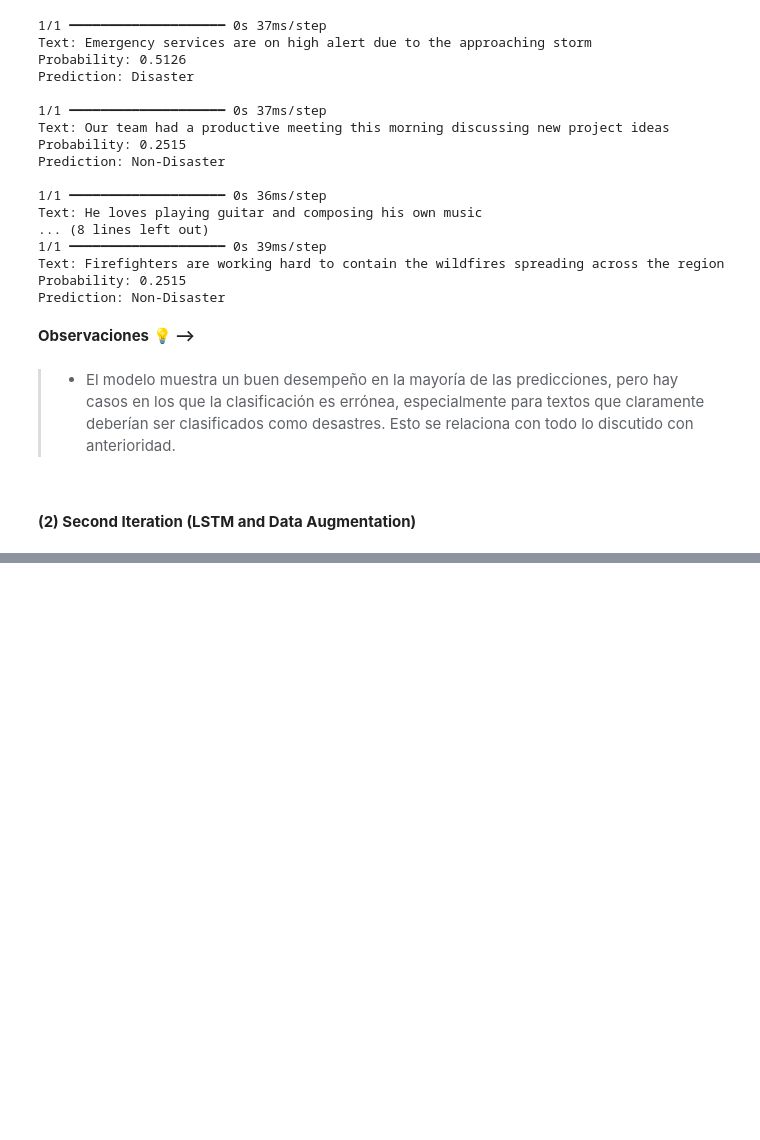
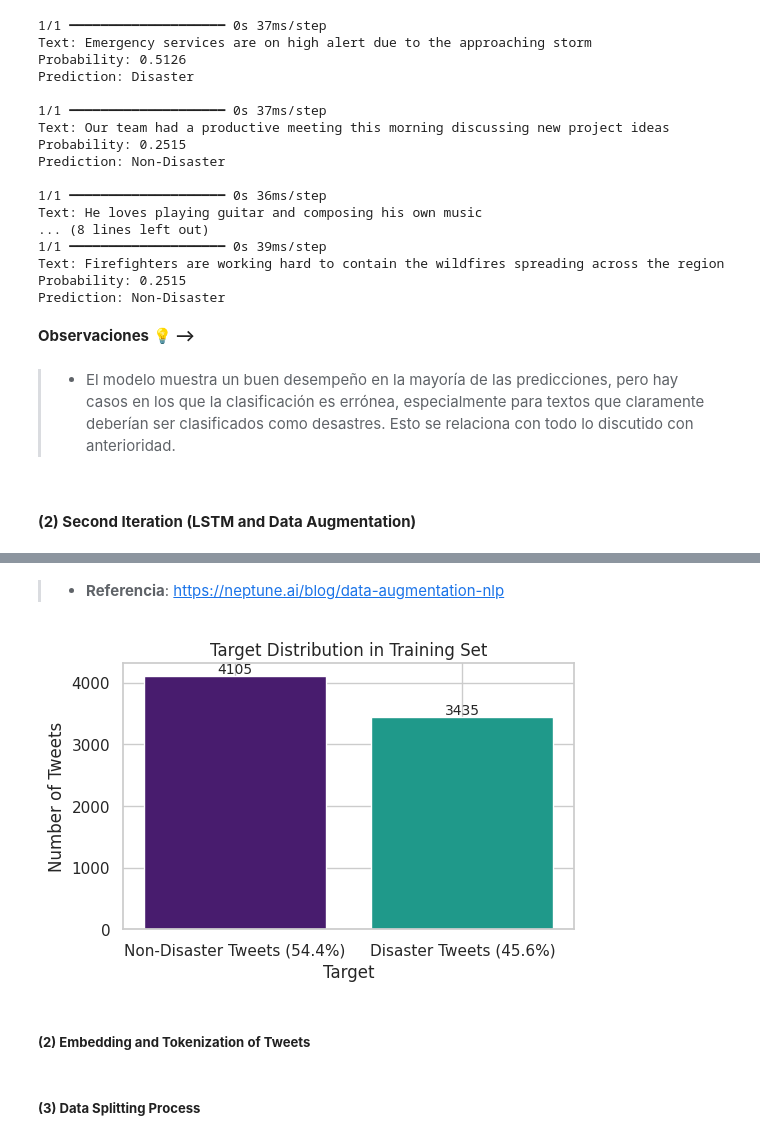
Before and after one commit to Andrea-gt/tweet-classification, a Jupyter notebook: tweet_classification.ipynb, the cells around one changed output, grey strips where cells are left out. Saved outputs shown, nothing was run; the diff lists cells and outputs as text; code cells hidden in the pictures; blank space fills up the shorter version.

Commit message:
feat: Second Model And Final Thoughts

```diff
--- a/tweet_classification.ipynb
+++ b/tweet_classification.ipynb
@@ -798,0 +835,15 @@ Prediction: Non-Disaster
+# %%
+# Initialize the WordEmbsAug augmenter with the specified model and parameters.
+aug_w2v = naw.WordEmbsAug(
+    # Choose the type of word embedding model to use. Options include:
+    # 'word2vec', 'glove', or 'fasttext'
+    model_type='glove',  # Currently set to 'glove'
+
+    # Provide the path to the pre-trained word embeddings file.
+    # The file should match the model_type selected.
+    model_path='/content/glove.6B.100d.txt',  # Path to the GloVe embeddings file
+
+    # Specify the action for augmentation. 'substitute' will replace words in the text
+    # with their synonyms based on the word embeddings model.
+    action="substitute"  # Action to perform; 'substitute' replaces words with synonyms
+)
@@ -798,0 +875,39 @@ Prediction: Non-Disaster
+# %% [markdown]
+> - **Referencia**: https://neptune.ai/blog/data-augmentation-nlp
+# %%
+augmented_df = augment_text(df)
+# %%
+# Create a figure with a single subplot
+fig, ax = plt.subplots(figsize=(6, 4), dpi=100)  # Use subplots() to get the Axes object
+plt.tight_layout(pad=3.0)  # Add padding around the plot
+
+# Calculate target counts and percentages
+target_counts = augmented_df['target'].value_counts()
+total_count = target_counts.sum()
+labels = [f'Non-Disaster Tweets ({target_counts[0]/total_count:.1%})',
+          f'Disaster Tweets ({target_counts[1]/total_count:.1%})']
+
+# Plot bar chart for target distribution with customized colors
+bars = ax.bar(target_counts.index, target_counts, color=colors)
+
+# Add labels above bars
+for bar, label in zip(bars, target_counts):
+    height = bar.get_height()
+    ax.text(bar.get_x() + bar.get_width() / 2, height, f'{label}',
+            ha='center', va='bottom', fontsize=10)
+
+# Set labels for x-axis and y-axis
+ax.set_xticks(target_counts.index)
+ax.set_xticklabels(labels)
+ax.set_xlabel('Target')
+ax.set_ylabel('Number of Tweets')
+
+# Set the title
+ax.set_title('Target Distribution in Training Set')
+
+# Display the plot
+plt.show()
+# %% [output]
+[figure, added]
+# %% [markdown]
+##### **(2) Embedding and Tokenization of Tweets**
@@ -798,0 +922,2 @@ Prediction: Non-Disaster
+# %% [markdown]
+##### **(3) Data Splitting Process**
```
Also changed, not shown: parts of 43 cells of this notebook, 2 other files.
